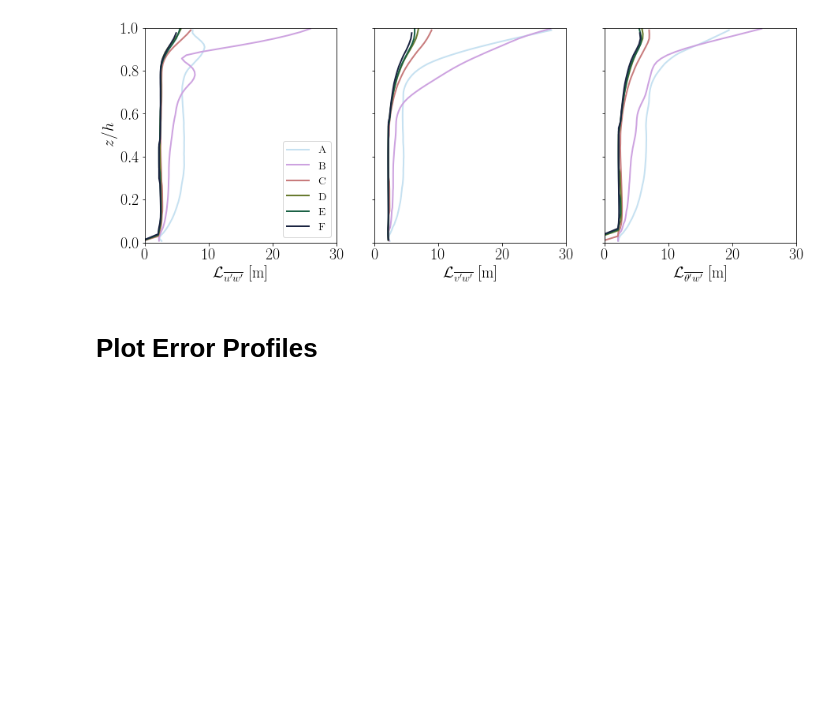
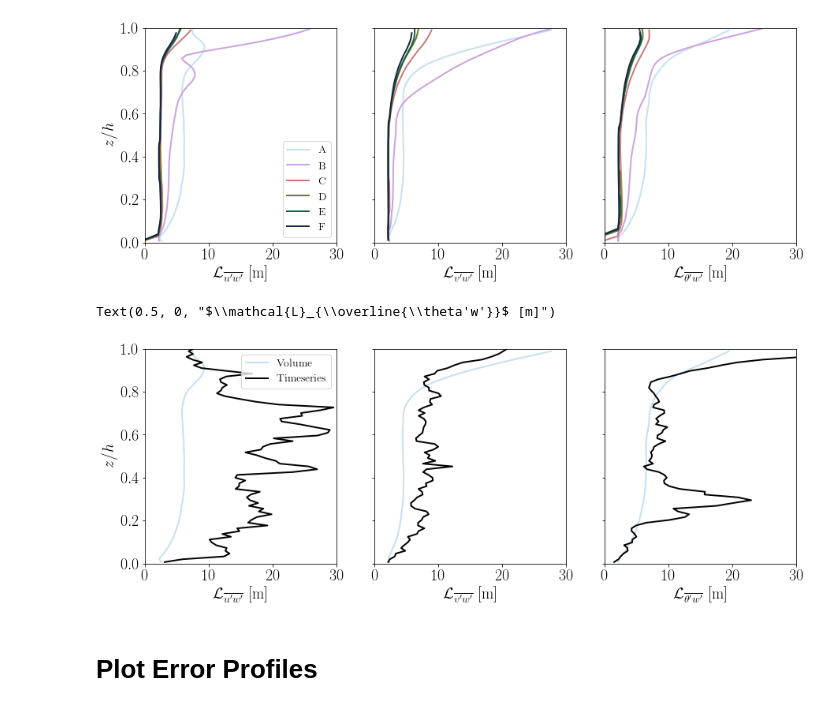
Before and after one commit to bgreene777/SBL_LES, a Jupyter notebook: ipynb/plot_RFMnc.ipynb, the cells around one changed output. Saved outputs shown, nothing was run; the diff lists cells and outputs as text; code cells hidden in the pictures; blank space fills up the shorter version.

```diff
--- a/ipynb/plot_RFMnc.ipynb
+++ b/ipynb/plot_RFMnc.ipynb
@@ -201,6 +316,38 @@ ax3[2].set_xlabel("$\\mathcal{L}_{\\overline{\\theta'w'}}$ [m]")
 # %% [output]
 Text(0.5, 0, "$\\mathcal{L}_{\\overline{\\theta'w'}}$ [m]")
 [figure]
+# %%
+# three panel: uw, vw, tw, covariances
+# load ts file
+Lts = xr.load_dataset(dnc_all[0]+"L_ts.nc")
+fig3a, ax3a = plt.subplots(nrows=1, ncols=3, sharey=True, figsize=(14.8, 5))
+# uw
+ax3a[0].plot(Lall[0].uw_cov_tot, Lall[0].z/sall[0].h, ls="-", lw=2, c=cmap[0], label="Volume")
+ax3a[0].plot(Lts.uuvar2, Lts.z/sall[0].h, ls="-", lw=2, c="k", label="Timeseries")
+# vw
+ax3a[1].plot(Lall[0].vw_cov_tot, Lall[0].z/sall[0].h, ls="-", lw=2, c=cmap[0])
+ax3a[1].plot(Lts.vvvar2, Lts.z/sall[0].h, ls="-", lw=2, c="k")
+# tw
+ax3a[2].plot(Lall[0].tw_cov_tot, Lall[0].z/sall[0].h, ls="-", lw=2, c=cmap[0])
+ax3a[2].plot(Lts.wwvar2, Lts.z/sall[0].h, ls="-", lw=2, c="k")
+# labels
+ax3a[0].legend(fontsize=14)
+ax3a[0].set_ylim([0, 1])
+ax3a[0].set_ylabel("$z/h$")
+ax3a[0].set_xlim([0, 30])
+ax3a[0].xaxis.set_major_locator(MultipleLocator(10))
+ax3a[0].set_xlabel("$\\mathcal{L}_{\\overline{u'w'}}$ [m]")
+
+ax3a[1].set_xlim([0, 30])
+ax3a[1].xaxis.set_major_locator(MultipleLocator(10))
+ax3a[1].set_xlabel("$\\mathcal{L}_{\\overline{v'w'}}$ [m]")
+
+ax3a[2].set_xlim([0, 30])
+ax3a[2].xaxis.set_major_locator(MultipleLocator(10))
+ax3a[2].set_xlabel("$\\mathcal{L}_{\\overline{\\theta'w'}}$ [m]")
+# %% [output]
+Text(0.5, 0, "$\\mathcal{L}_{\\overline{\\theta'w'}}$ [m]")
+[figure, added]
 # %% [markdown]
 # Plot Error Profiles
 # %%
```
Also changed, not shown: parts of 13 cells of this notebook.
